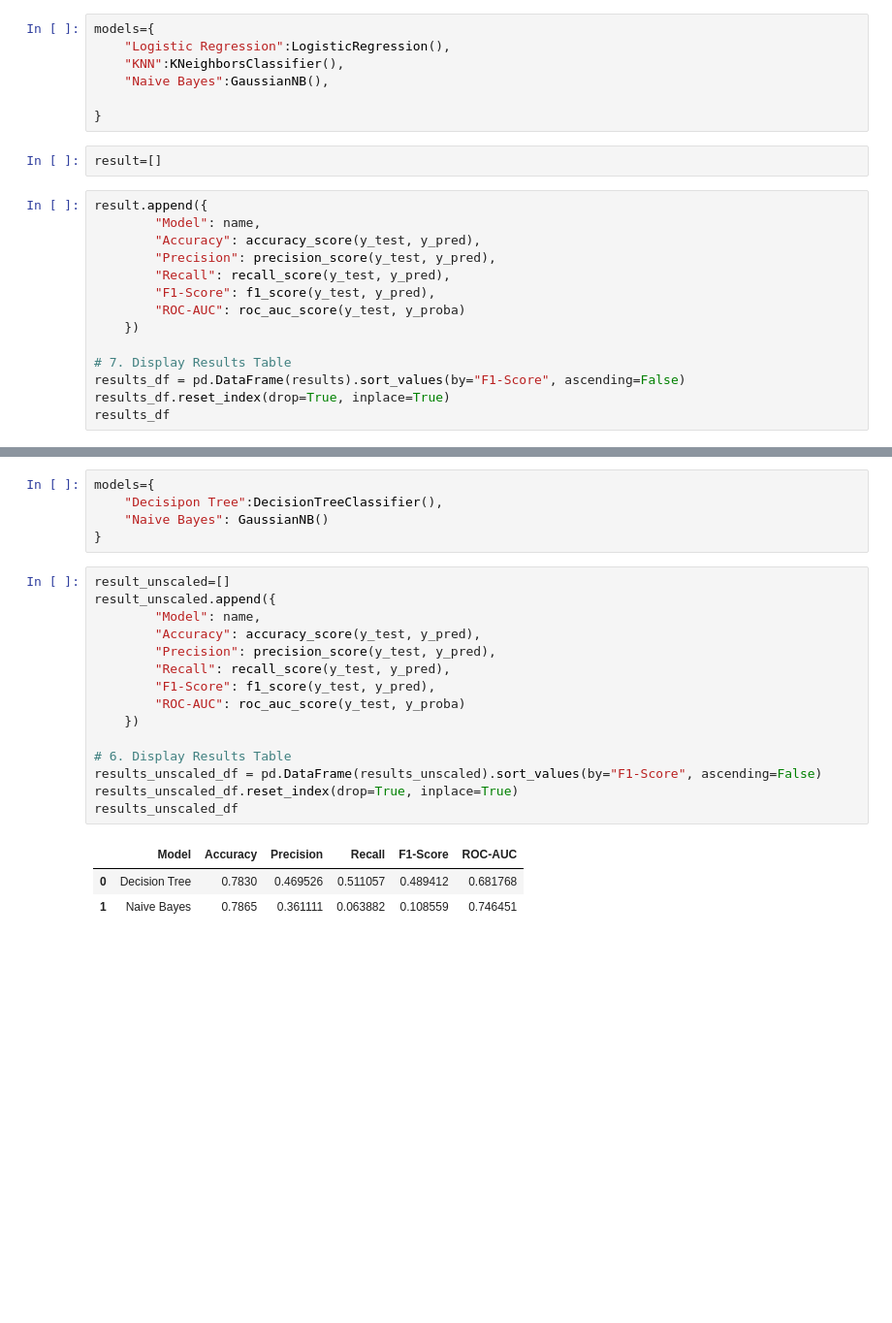
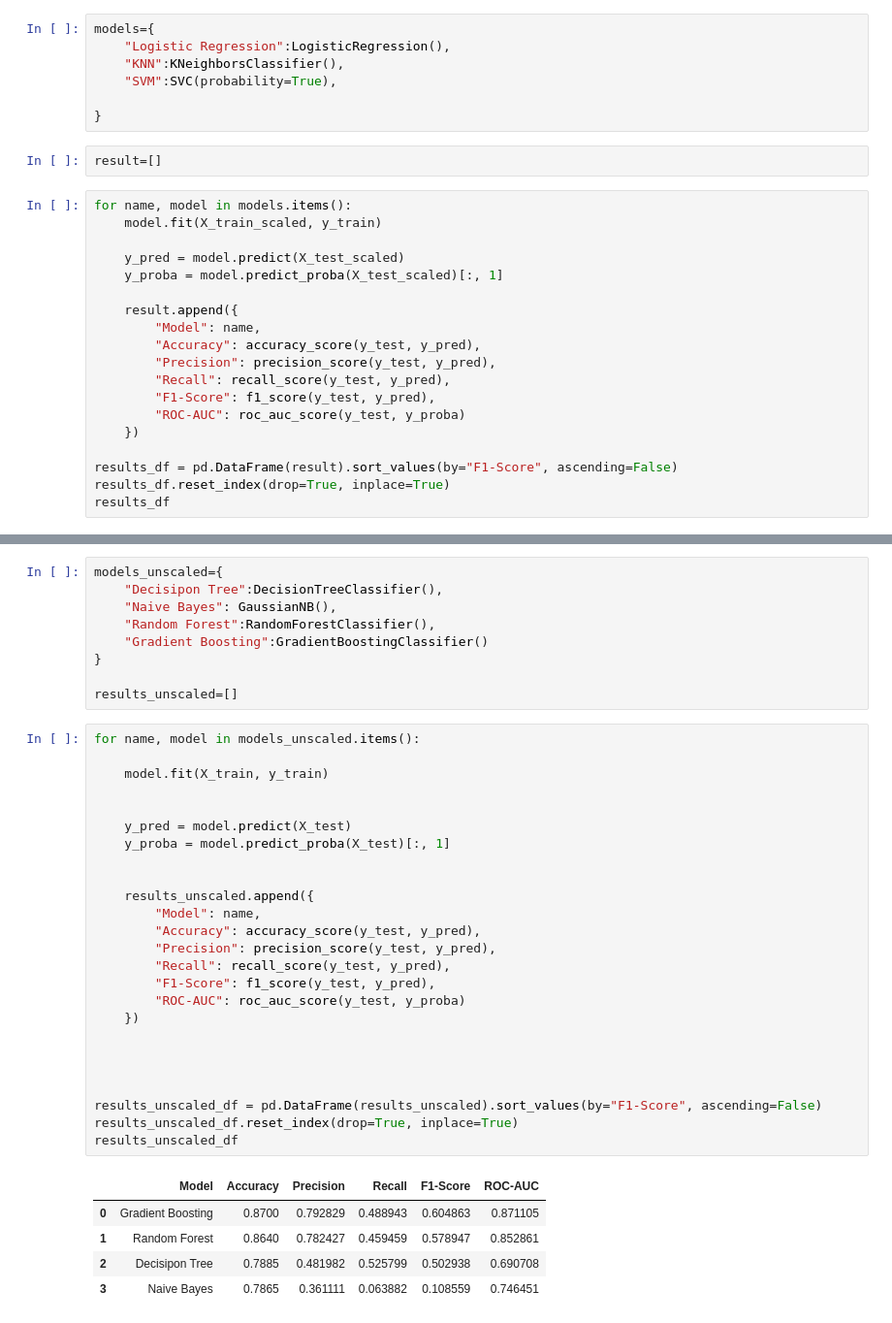
Before and after one commit to saad8446/Bank-customer-churn-prediction, a Jupyter notebook: bank-customer-churn-prediction.ipynb, the cells around one changed output, grey strips where cells are left out. Shown at 97% size. Drawn from its saved outputs; the diff is of its cells as text; blank space fills up the shorter version.

Commit message:
Random forest and gradient boosting check

```diff
--- a/bank-customer-churn-prediction.ipynb
+++ b/bank-customer-churn-prediction.ipynb
@@ -231,13 +233,19 @@ from sklearn.metrics import accuracy_score, precision_score, recall_score, f1_sc
 models={
     "Logistic Regression":LogisticRegression(),
     "KNN":KNeighborsClassifier(),
-    "Naive Bayes":GaussianNB(),
+    "SVM":SVC(probability=True),
 
 }
 # %%
 result=[]
 # %%
-result.append({
+for name, model in models.items():
+    model.fit(X_train_scaled, y_train)
+
+    y_pred = model.predict(X_test_scaled)
+    y_proba = model.predict_proba(X_test_scaled)[:, 1]
+
+    result.append({
         "Model": name,
         "Accuracy": accuracy_score(y_test, y_pred),
         "Precision": precision_score(y_test, y_pred),
@@ -246,8 +254,7 @@ result.append({
         "ROC-AUC": roc_auc_score(y_test, y_proba)
     })
 
-# 7. Display Results Table
-results_df = pd.DataFrame(results).sort_values(by="F1-Score", ascending=False)
+results_df = pd.DataFrame(result).sort_values(by="F1-Score", ascending=False)
 results_df.reset_index(drop=True, inplace=True)
 results_df
 # %% [output]
@@ -256,26 +263,42 @@ results_df
 | 1 | KNN | 0.824 | 0.622222 | 0.343980 | 0.443038 | 0.753076 |
 | 2 | Logistic Regression | 0.808 | 0.589147 | 0.186732 | 0.283582 | 0.774778 |
 # %%
-models={
+models_unscaled={
     "Decisipon Tree":DecisionTreeClassifier(),
-    "Naive Bayes": GaussianNB()
+    "Naive Bayes": GaussianNB(),
+    "Random Forest":RandomForestClassifier(),
+    "Gradient Boosting":GradientBoostingClassifier()
 }
+
+results_unscaled=[]
 # %%
-result_unscaled=[]
-result_unscaled.append({
+for name, model in models_unscaled.items():
+
+    model.fit(X_train, y_train)
+
+
+    y_pred = model.predict(X_test)
+    y_proba = model.predict_proba(X_test)[:, 1]
+
+
+    results_unscaled.append({
         "Model": name,
         "Accuracy": accuracy_score(y_test, y_pred),
         "Precision": precision_score(y_test, y_pred),
         "Recall": recall_score(y_test, y_pred),
         "F1-Score": f1_score(y_test, y_pred),
         "ROC-AUC": roc_auc_score(y_test, y_proba)
     })
 
-# 6. Display Results Table
+
+
+
 results_unscaled_df = pd.DataFrame(results_unscaled).sort_values(by="F1-Score", ascending=False)
 results_unscaled_df.reset_index(drop=True, inplace=True)
 results_unscaled_df
 # %% [output]
 |  | Model | Accuracy | Precision | Recall | F1-Score | ROC-AUC |
-| 0 | Decision Tree | 0.7830 | 0.469526 | 0.511057 | 0.489412 | 0.681768 |
-| 1 | Naive Bayes | 0.7865 | 0.361111 | 0.063882 | 0.108559 | 0.746451 |
+| 0 | Gradient Boosting | 0.8700 | 0.792829 | 0.488943 | 0.604863 | 0.871105 |
+| 1 | Random Forest | 0.8640 | 0.782427 | 0.459459 | 0.578947 | 0.852861 |
+| 2 | Decisipon Tree | 0.7885 | 0.481982 | 0.525799 | 0.502938 | 0.690708 |
+| 3 | Naive Bayes | 0.7865 | 0.361111 | 0.063882 | 0.108559 | 0.746451 |
```
Also changed, not shown: parts of 2 cells of this notebook.
